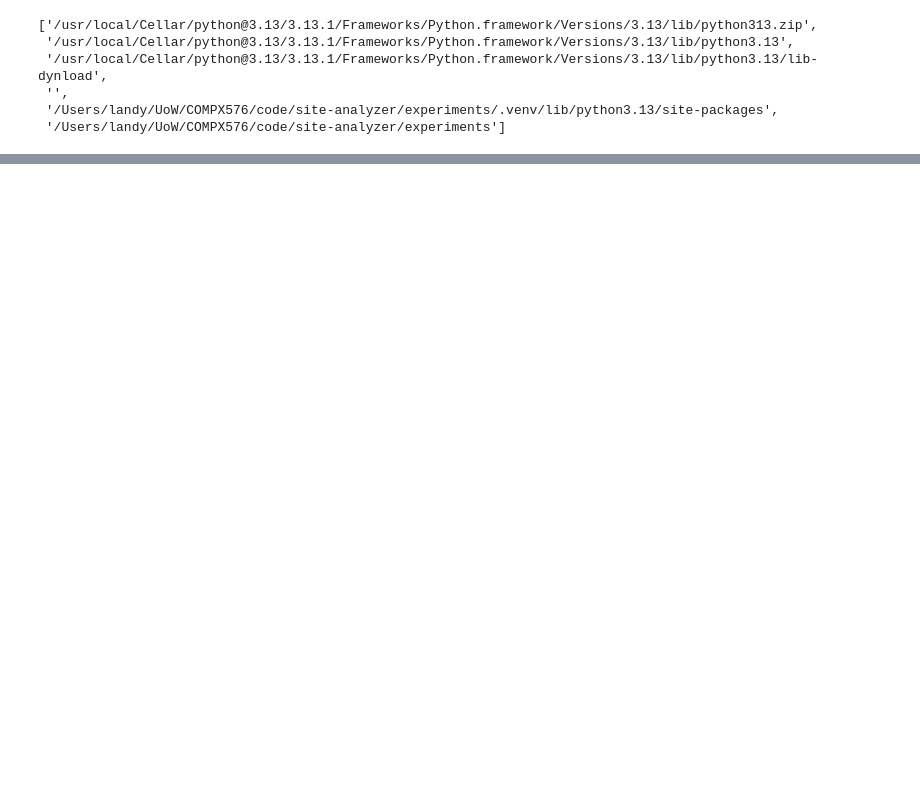
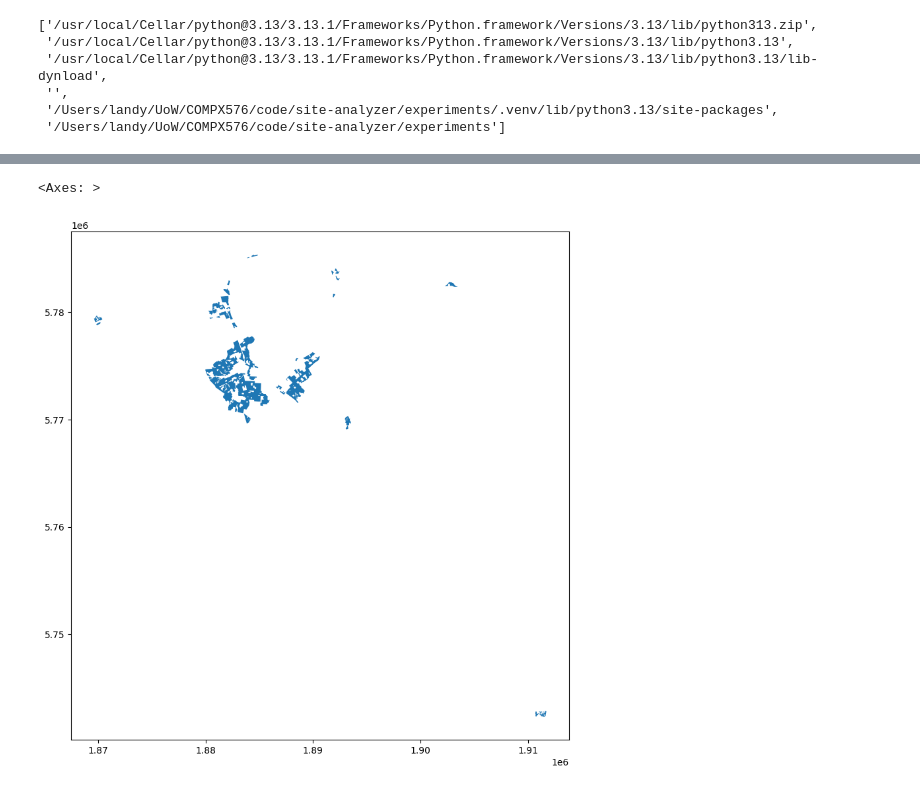
Before and after one commit to landyking/site-analyzer, a Jupyter notebook: experiments/gistest.ipynb, the cells around one changed output, grey strips where cells are left out. Drawn from its saved outputs; the diff is of its cells as text; code cells hidden in the pictures; blank space fills up the shorter version.

```diff
--- a/experiments/gistest.ipynb
+++ b/experiments/gistest.ipynb
@@ -58,0 +94,15 @@ Run the unit tests and display the results in the notebook output.
+# %%
+# clip the residential polygons to the district boundary
+all_residential_shp = '/Users/landy/UoW/COMPX576/code/site-analyzer/test-data/lds-nz-residential-area-polygons-topo-150k-SHP/nz-residential-area-polygons-topo-150k.shp'
+district_shp='/Users/landy/UoW/COMPX576/code/site-analyzer/output-data/district.shp'
+residential_in_district_shp='/Users/landy/UoW/COMPX576/code/site-analyzer/output-data/residential-in-district.shp'
+RPL_Clip_analysis(
+    output=residential_in_district_shp,
+    whole_area=all_residential_shp,
+    boundary=district_shp
+)
+# %%
+gpd.read_file(residential_in_district_shp).plot(figsize=(10, 10))
+# %% [output]
+<Axes: >
+[figure, added]
```
Also changed, not shown: parts of 11 cells of this notebook, 3 other files.
